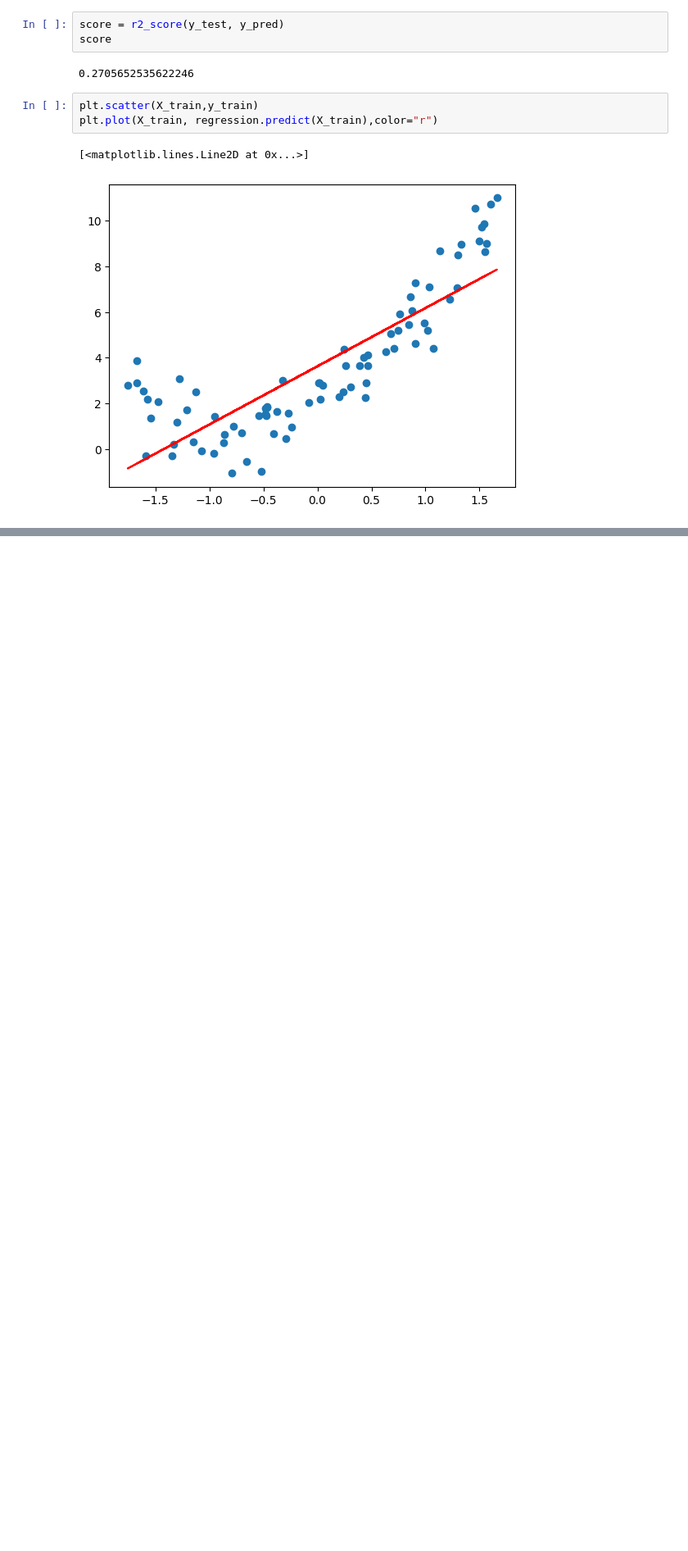
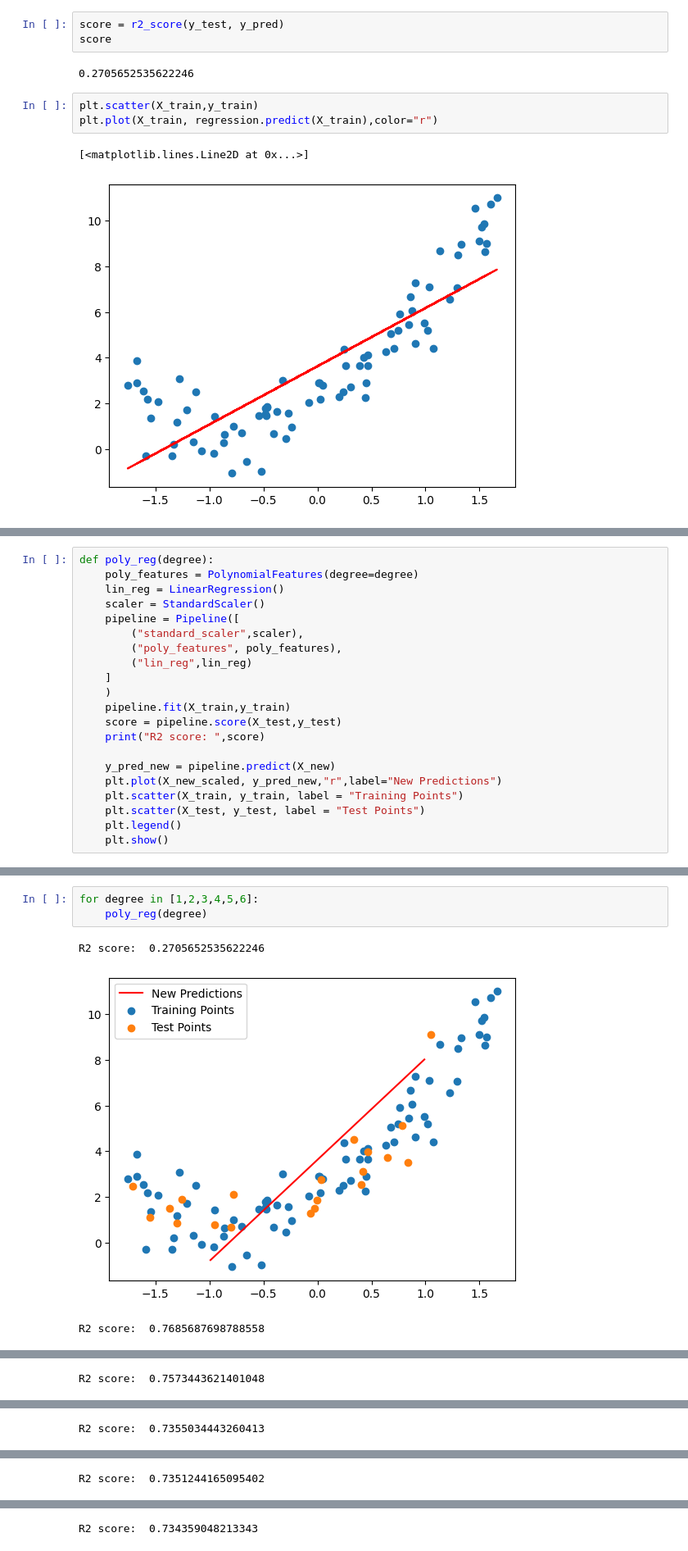
Before and after one commit to Sanemcoskun/Data-Science-ML-Course, a Jupyter notebook: ML/3-PolynomialRegression.ipynb, the cells around one changed output, grey strips where cells are left out. Shown at 82% size. Drawn from its saved outputs; the diff is of its cells as text; blank space fills up the shorter version.

```diff
--- a/ML/3-PolynomialRegression.ipynb
+++ b/ML/3-PolynomialRegression.ipynb
@@ -123,0 +279,21 @@ plt.plot(X_train, regression.predict(X_train),color="r")
+# %%
+def poly_reg(degree):
+    poly_features = PolynomialFeatures(degree=degree)
+    lin_reg = LinearRegression()
+    scaler = StandardScaler()
+    pipeline = Pipeline([
+        ("standard_scaler",scaler),
+        ("poly_features", poly_features),
+        ("lin_reg",lin_reg)
+    ]
+    )
+    pipeline.fit(X_train,y_train)
+    score = pipeline.score(X_test,y_test)
+    print("R2 score: ",score)
+
+    y_pred_new = pipeline.predict(X_new)
+    plt.plot(X_new_scaled, y_pred_new,"r",label="New Predictions")
+    plt.scatter(X_train, y_train, label = "Training Points")
+    plt.scatter(X_test, y_test, label = "Test Points")
+    plt.legend()
+    plt.show()
@@ -123,0 +304,7 @@ plt.plot(X_train, regression.predict(X_train),color="r")
+# %%
+for degree in [1,2,3,4,5,6]:
+    poly_reg(degree)
+# %% [output]
+R2 score:  0.2705652535622246
+[figure, added]
+R2 score:  0.7685687698788558
@@ -123,0 +312 @@ plt.plot(X_train, regression.predict(X_train),color="r")
+R2 score:  0.7573443621401048
@@ -123,0 +314 @@ plt.plot(X_train, regression.predict(X_train),color="r")
+R2 score:  0.7355034443260413
@@ -123,0 +316 @@ plt.plot(X_train, regression.predict(X_train),color="r")
+R2 score:  0.7351244165095402
@@ -123,0 +318 @@ plt.plot(X_train, regression.predict(X_train),color="r")
+R2 score:  0.734359048213343
```
Also changed, not shown: parts of 25 cells of this notebook, 1 other file.
